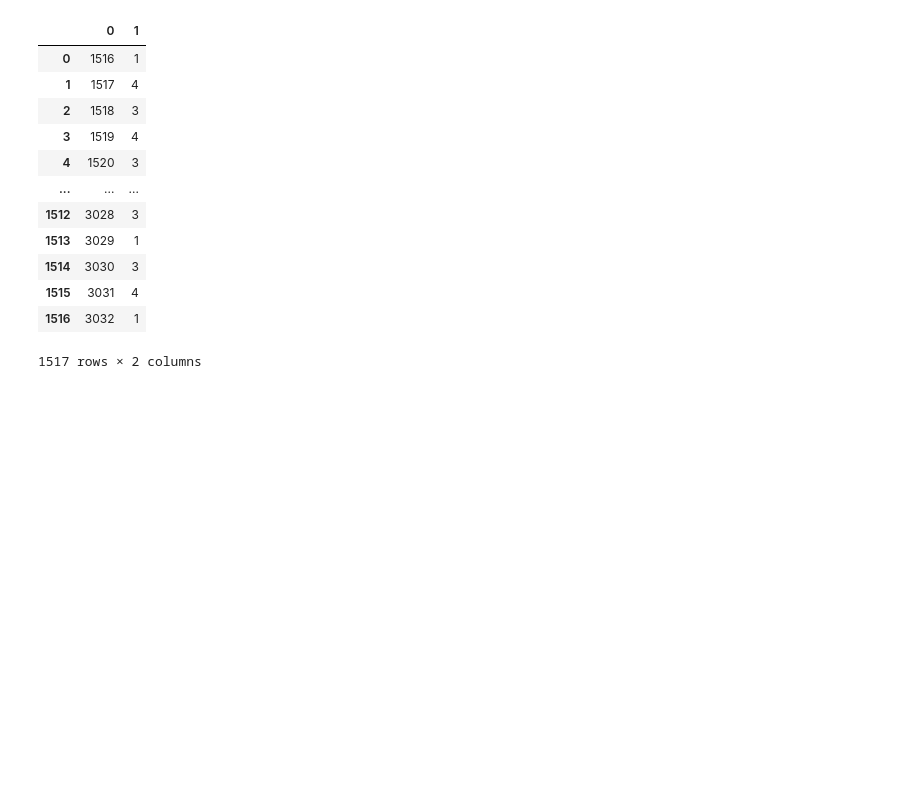
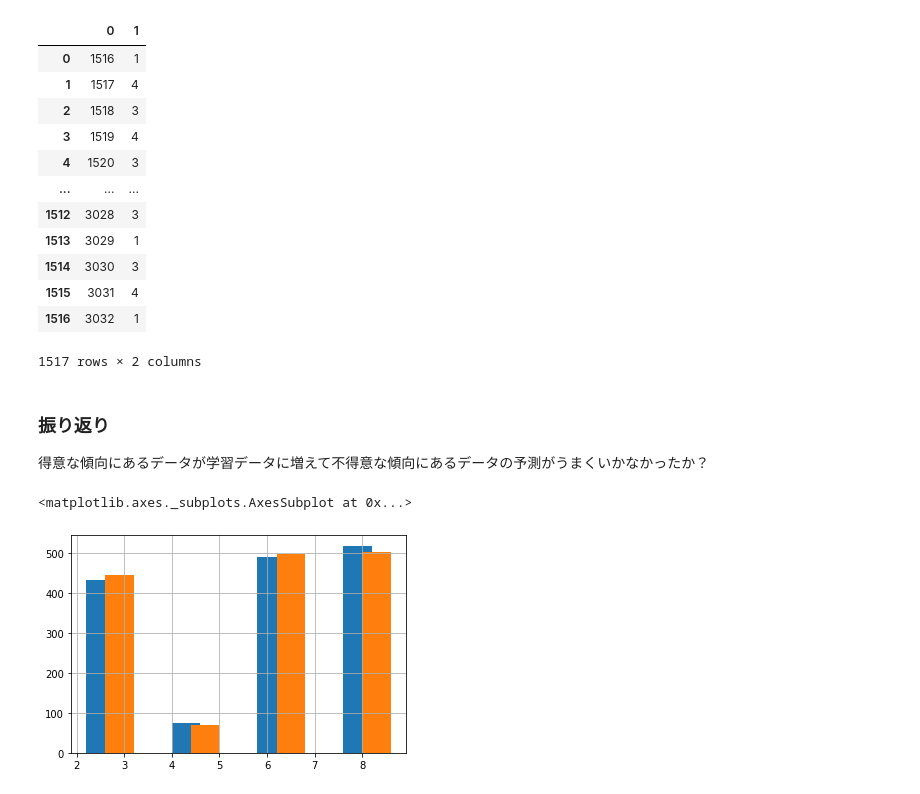
Before and after one commit to t-nakatani/signate_stu22, a Jupyter notebook: signate_stu_v37.ipynb, the cells around one changed output. Drawn from its saved outputs; the diff is of its cells as text; code cells hidden in the pictures; blank space fills up the shorter version.

```diff
--- a/signate_stu_v37.ipynb
+++ b/signate_stu_v37.ipynb
@@ -453,3 +453,6 @@ df_final_submit
 | 1515 | 3031 | 4 |
 | 1516 | 3032 | 1 |
 1517 rows × 2 columns
+# %% [markdown]
+### 振り返り
+得意な傾向にあるデータが学習データに増えて不得意な傾向にあるデータの予測がうまくいかなかったか？
@@ -455,0 +462,7 @@ df_final_submit
+# %%
+# ラベルの変化
+(df_v31[1]*2+0.2).hist() # orange
+(df_final_submit[1]*2+0.6).hist() # red
+# %% [output]
+<matplotlib.axes._subplots.AxesSubplot at 0x...>
+[figure, added]
```
Also changed, not shown: parts of 2 cells of this notebook.
